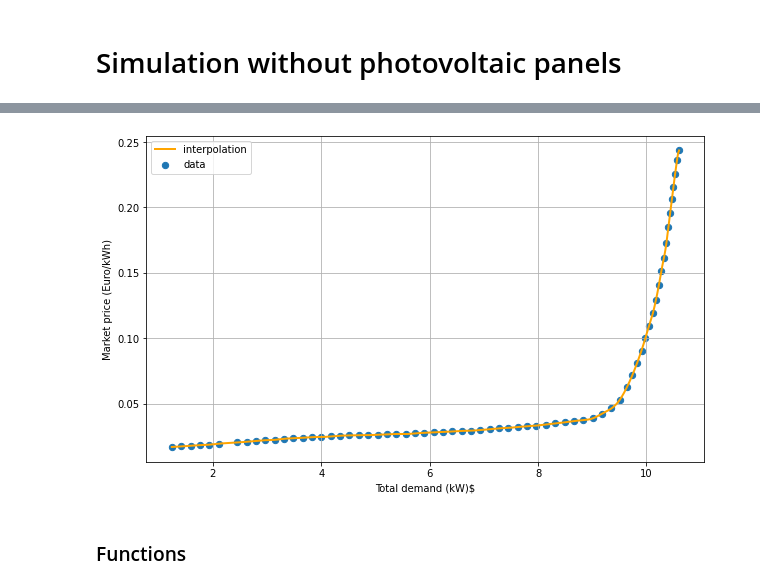
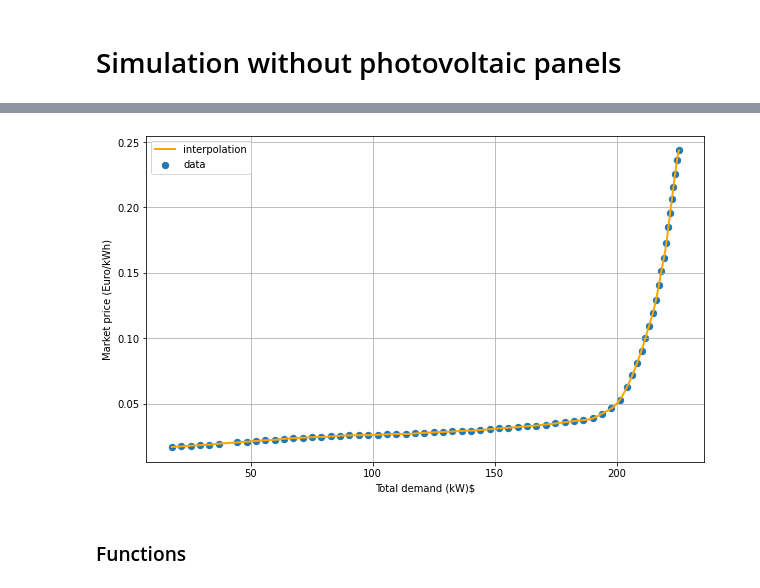
Before and after one commit to rossetl/GT-Smart-Grids, a Jupyter notebook: notebook3.ipynb, the cells around one changed output, grey strips where cells are left out. Cells and saved outputs as stored; diff of their text form; code cells hidden in the pictures.

```diff
--- a/notebook3.ipynb
+++ b/notebook3.ipynb
@@ -25,22 +29,22 @@ plt.legend()
 # %%
 # Import market price (MW, Euro/MWh)
 from scipy.interpolate import interp1d
 market_price_data = np.loadtxt('data/market_price_UK.csv', delimiter=',')
 
 # rescaling of the total demand to fit the simulation
-tot_demand = market_price_data[:, 0] * 4.5 -9
+tot_demand = market_price_data[:, 0] * 100 - 210
 
 market_price = interp1d(tot_demand, market_price_data[:, 1] / 1000, kind='cubic')
 x = np.linspace(tot_demand[0], tot_demand[-1], 600)
 plt.figure(figsize=(10,6))
 plt.scatter(tot_demand, market_price_data[:, 1] / 1000, s=40, label='data')
 plt.plot(x, market_price(x), lw=2, label='interpolation', c='orange')
 plt.xlabel(r'Total demand (kW)$')
 plt.ylabel('Market price (Euro/kWh)')
 plt.legend()
 plt.grid()
 # %% [output]
-[figure, old version]
+[figure, new version]
 # %% [markdown]
 ### Functions
 # %%
```
Also changed, not shown: parts of 16 cells of this notebook, 9 other files.
